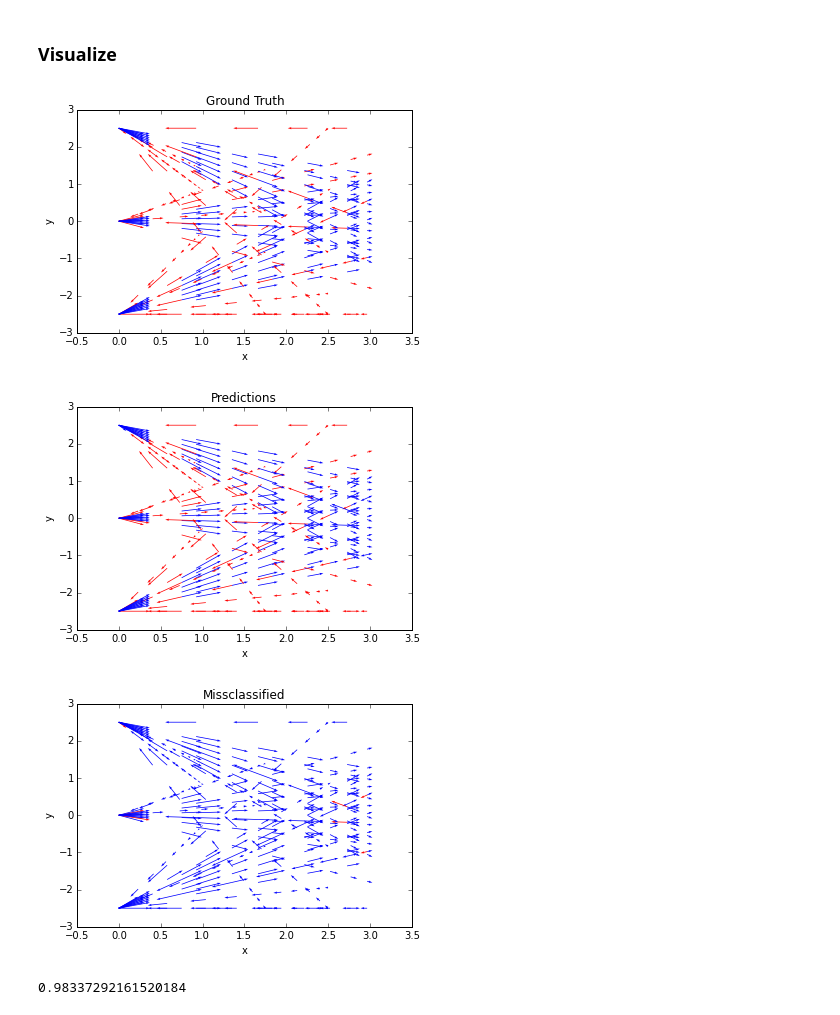
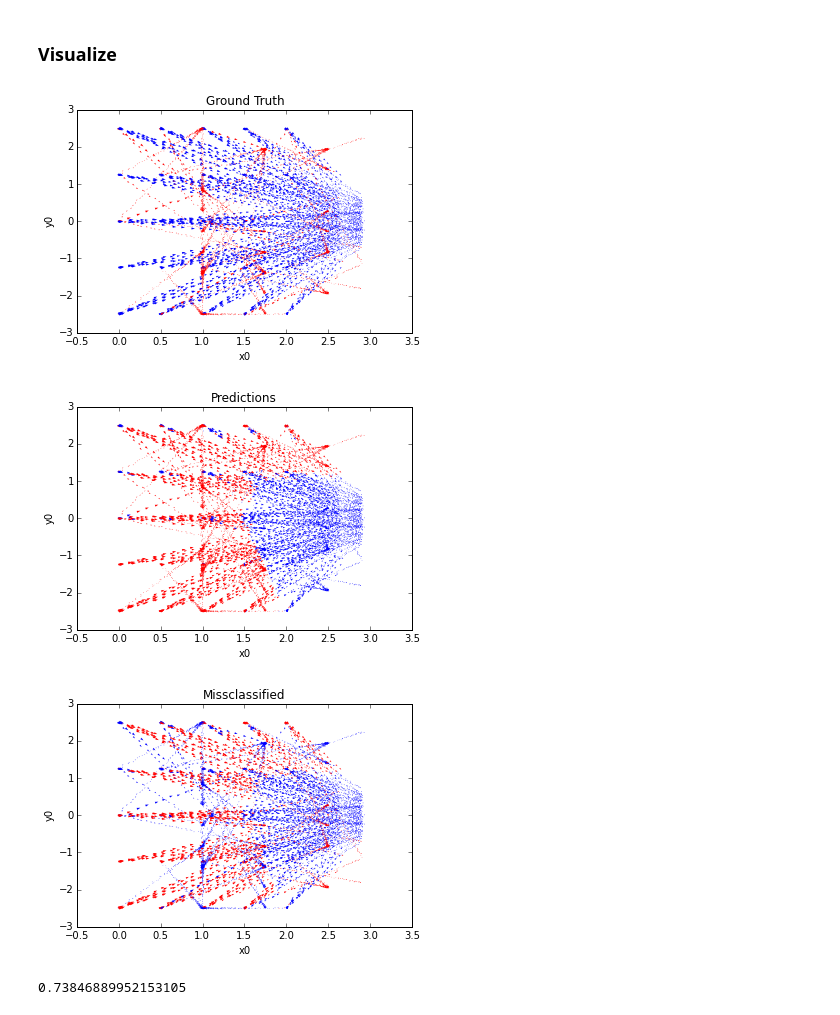
Before and after one commit to ebanner/cs393r_project, a Jupyter notebook: experiments/2d/many-many/short/position/Recurrent Neural Network.ipynb, the cells around one changed output. Drawn from its saved outputs; the diff is of its cells as text; code cells hidden in the pictures.

```diff
--- a/experiments/2d/many-many/short/position/Recurrent Neural Network.ipynb
+++ b/experiments/2d/many-many/short/position/Recurrent Neural Network.ipynb
@@ -3,17 +3,17 @@
 # %% [markdown]
 ### Load Data
 # %%
-NUM_ITERS = 10000
+NUM_ITERS = 5000
 
 NUM_CLASSES = 2
 NUM_HIDDEN = 30
-ROLLOUT = 10
-LEARNING_RATE = 0.01
+ROLLOUT = 150
+LEARNING_RATE = 0.005
 REGULARIZER = 0
 # %%
 %store -r shots
 
-df = shots
+df = shots['df']
 sideways = df.T
 
-X, Y = np.array(sideways.ix['x':'y']).astype(float), np.array(sideways.ix['label']).astype(int)
+X, Y = np.array(sideways.ix[['x0', 'y0']]).astype(float), np.array(sideways.ix['label']).astype(int)
@@ -19,0 +22,5 @@ X, Y = np.array(sideways.ix['x':'y']).astype(float), np.array(sideways.ix['label
+# %%
+colormap = np.array(['r', 'b'])
+labels = df['label']
+axes = df.plot(kind='scatter', x='x0', y='y0', c=colormap[labels], s=0)
+axes.quiver(df['x0'], df['y0'], df['dx0'], df['dy0'], color=colormap[labels], scale_units='xy', angles='xy', scale=2.5, headwidth=2)
@@ -26,6 +36,9 @@ rnn = RecurrentNeuralNetwork(X, Y, H=NUM_HIDDEN, C=NUM_CLASSES, rollout=ROLLOUT,
 
 def states(iters):
     for i in range(iters):
+        if not i % 100:
+            print('{}%...'.format((i/NUM_ITERS)*100, end=''))
+
         rnn.learn()
         yield rnn.info
 
@@ -48,39 +79,39 @@ pd.DataFrame(losses, columns=['loss']).plot()
 # %%
 from ipywidgets import interact, fixed
 
 @interact(X=fixed(X), Y=fixed(Y), view_index=(0, len(states)-1), states=fixed(states))
 def plot(X, Y, view_index, states):
     """View decision boundary over time
 
     We have the state of the model (i.e. its parameters) after every time step.
     We want to see how the model learns over time. Hence create a one-off instance
     of a softmax with its old parameters and ask it to make a bunch of predictions!
     """
     s = states[view_index]
     nn = RecurrentNeuralNetwork(X, Y, H=NUM_HIDDEN, C=NUM_CLASSES, Whh=s.Whh, bhh=s.bhh, Wxh=s.Wxh, bxh=s.bxh)
 
     # Plotting
     colormap = np.array(['r', 'b'])
 
     # Plot the gold standard in a plot right next to it
-    axes = df.plot(kind='scatter', x='x', y='y', c=colormap[df['label']], title='Ground Truth', s=0)
-    axes.quiver(df['x'], df['y'], df['dx'], df['dy'], color=colormap[df['label']], scale_units='xy', angles='xy', scale=2.5, width=.0022)
+    axes = df.plot(kind='scatter', x='x0', y='y0', c=colormap[df['label']], title='Ground Truth', s=0)
+    axes.quiver(df['x0'], df['y0'], df['dx0'], df['dy0'], color=colormap[df['label']], scale_units='xy', angles='xy', scale=2.5, width=.0022)
 
     # Predictions
     scores, predictions = rnn.predict(X)
     df['predictions'] = predictions
-    axes = df.plot(kind='scatter', x='x', y='y', c=colormap[df['predictions']], title='Predictions', s=0)
-    axes.quiver(df['x'], df['y'], df['dx'], df['dy'], color=colormap[df['predictions']], scale_units='xy', angles='xy', scale=2.5, width=.0022)
+    axes = df.plot(kind='scatter', x='x0', y='y0', c=colormap[df['predictions']], title='Predictions', s=0)
+    axes.quiver(df['x0'], df['y0'], df['dx0'], df['dy0'], color=colormap[df['predictions']], scale_units='xy', angles='xy', scale=2.5, width=.0022)
 
     # Misclassified examples
     df['correct'] = df['label'] == df['predictions']
-    axes = df.plot(kind='scatter', x='x', y='y', c=colormap[df['correct']], title='Missclassified', s=0)
-    axes.quiver(df['x'], df['y'], df['dx'], df['dy'], color=colormap[df['correct']], scale_units='xy', angles='xy', scale=2.5, width=.0022)
+    axes = df.plot(kind='scatter', x='x0', y='y0', c=colormap[df['correct']], title='Missclassified', s=0)
+    axes.quiver(df['x0'], df['y0'], df['dx0'], df['dy0'], color=colormap[df['correct']], scale_units='xy', angles='xy', scale=2.5, width=.0022)
 # %% [output]
-[figure, old version]
+[figure, new version]
-[figure, old version]
+[figure, new version]
-[figure, old version]
+[figure, new version]
 # %%
 df['correct'].sum() / len(df)
 # %% [output]
-0.98337292161520184
+0.73846889952153105
```
Also changed, not shown: parts of 4 cells of this notebook, 9 other files.
